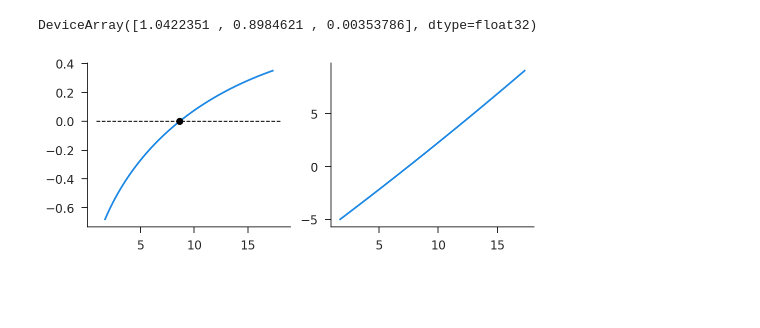
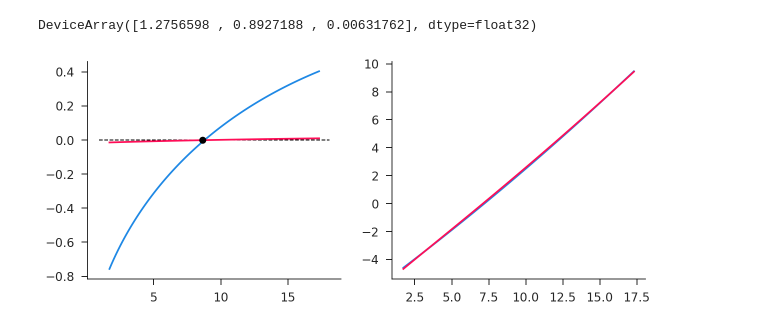
Before and after one commit to iamlemec/simulant, a Jupyter notebook: rl_capital.ipynb, the cells around one changed output. Cells and saved outputs as stored; diff of their text form; code cells hidden in the pictures; blank space fills up the shorter version.

```diff
--- a/rl_capital.ipynb
+++ b/rl_capital.ipynb
@@ -20,14 +14,16 @@ plt.plot(rlc.kgrid, kgrad)
 # %%
-kpoly1, theta1 = rlc.solve_iterate(R=1500, Δk=0.01, Δv=0.001)
-value1 = rlc.val_vec(rlc.kgrid, theta1)
-theta1
+kpoly, theta = rlc.solve_iterate(R=2000, Δk=0.01, Δv=0.001)
+value = rlc.val_vec(rlc.kgrid, theta)
+valuep = rlc.eval_policy_vec(rlc.kgrid, kpoly, theta)
+kgrad = rlc.grad_policy_vec(rlc.kgrid, kpoly, theta)
+theta
 # %% [output]
-DeviceArray([1.0422351 , 0.8984621 , 0.00353786], dtype=float32)
+DeviceArray([1.2756598 , 0.8927188 , 0.00631762], dtype=float32)
 # %%
-fig, (ax0, ax1) = plt.subplots(ncols=2, figsize=(8, 3))
-ax0.plot(rlc.kgrid, kpoly1-rlc.kgrid);
-ax1.plot(rlc.kgrid, value1);
+fig, (ax0, ax1) = plt.subplots(ncols=2, figsize=(10, 4))
+ax0.plot(rlc.kgrid, kpoly-rlc.kgrid, rlc.kgrid, kgrad)
+ax1.plot(rlc.kgrid, value, rlc.kgrid, valuep)
 ax0.hlines(0, *ax0.get_xlim(), color='k', linestyle='--', linewidth=1)
 ax0.scatter(rlc.kss, 0, color='k', zorder=10);
 # %% [output]
-[figure, old version]
+[figure, new version]
```
Also changed, not shown: parts of 5 cells of this notebook, 3 other files.
